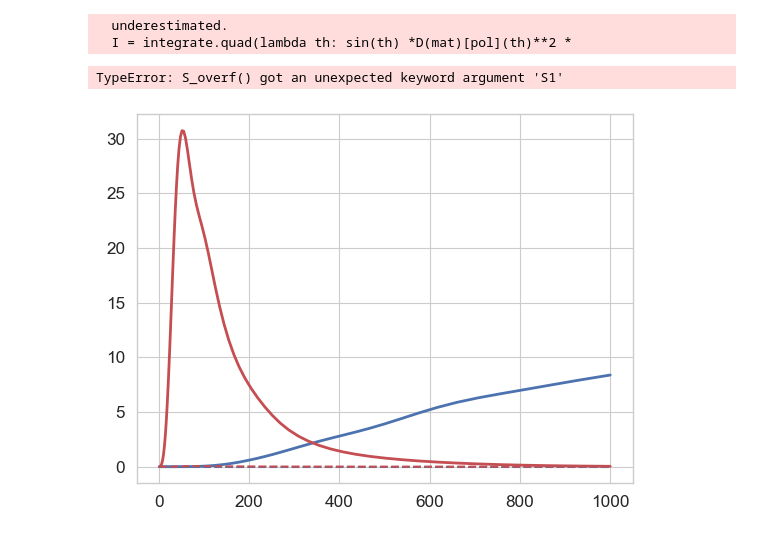
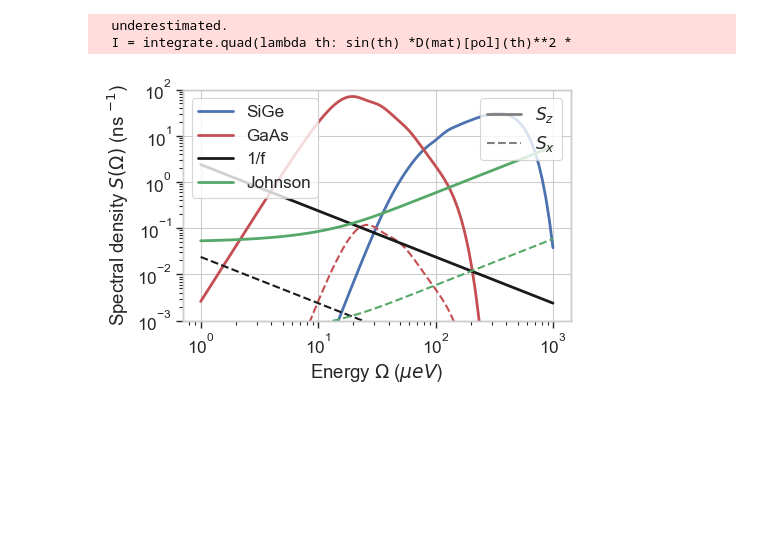
Before and after one commit to quantumJAK/Decoherence-in-shuttling-code, a Jupyter notebook: code/notebooks/Fig_7_8_relaxation.ipynb, the cells around one changed output. Drawn from its saved outputs; the diff is of its cells as text; code cells hidden in the pictures; blank space fills up the shorter version.

```diff
--- a/code/notebooks/Fig_7_8_relaxation.ipynb
+++ b/code/notebooks/Fig_7_8_relaxation.ipynb
@@ -48,50 +48,63 @@ print("Material:", material)
 # %% [output]
 Device: {'lxy': 38, 'lz': 2.5, 'dx': 150, 'name': 'Petta'}
 Material: {'rho': 22.135, 'Xiu': 5000000.0, 'Xid': 8770000.0, 'c': {'L': 9150.0, 'T': 5000.0}, 'p': 0, 'name': 'SiGe', 'sign': 4.654261342929703e-05}
+# %%
+a = sns.set(context="paper", style="whitegrid", font_scale=1.4,  palette='deep')
+
+wavefunction = utils.fgauss  #gaussian wavefunction
+material_device = zip([SiGe, GaAs], [Struck, Malinowski])  #two relevant devices GaAs-Malinowski and SiGe-Struck
+energies = np.logspace(0,4,101) #Energies to compute the spectral density
+alpha = 1e-2 #factor Stc/Seps
+S1 = 0.5 #meV^2/Hz
+T = 100 #mK
+hbar = utils.hbar
+R = 50 #resistance for Johnson noise
 # %%
-a = sns.set(context="paper", style="whitegrid", font_scale=1.4,  palette='deep')
-
-wavefunction = utils.fgauss  #gaussian wavefunction
-material_device = zip([SiGe, GaAs], [Struck, Malinowski])
-energies = np.logspace(0,3,101)
-
+# Phonon spectrum
 Sphx = []
 Sphz = []
+S1fz = []
+SJz = []
 for mn,mat in enumerate(material_device):
     Sphx.append([utils.S_ph_x(wavefunction,e0,mat[1],mat[0]) for e0 in energies])
     Sphz.append([utils.S_ph_z(wavefunction,e0,mat[1],mat[0]) for e0 in energies])
+
+s1fz = [utils.S_overf(e0, S = S1,T = T) for e0 in energies]
+Sjz = [utils.S_john1(e0,R = R,T = T) for e0 in energies]
+Sphx = np.array(Sphx)
+Sphz = np.array(Sphz)
 # %% [output]
   underestimated.
   I = integrate.quad(lambda th: sin(th) *D(mat)[pol](th)**2 *
 # %%
+# plot
+plt.figure(figsize = (5,3))
 
-plt.plot(Es, Sphz[0], "b", lw=2, label="SiGe")
-plt.plot(Es, Sphz[1], "r", lw=2, label="GaAs")
-plt.plot(Es, Sphx[0], "--b", lw=1.5)
-plt.plot(Es, Sphx[1], "--r", lw=1.5)
+plt.plot(energies, Sphz[0]/hbar**2, "b", lw=2, label="SiGe")
+plt.plot(energies, Sphz[1]/hbar**2, "r", lw=2, label="GaAs")
+plt.plot(energies, Sphx[0]/hbar**2, "--b", lw=1.5)
+plt.plot(energies, Sphx[1]/hbar**2, "--r", lw=1.5)
 
 
-alpha = 1e-2
-plt.plot(Es, [utils.S_overf(e0, S1 = 0.5,T =100) for e0 in Es], "k", lw=2, label="1/f")
-plt.plot(Es, [utils.S_john1(e0,R = 50,T = 100)for e0 in Es], "b", lw=2, label="Johnson")
-plt.plot(Es, [1e-2*utils.S_overf(e0,S1=0.5,T=100) for e0 in Es], "--k", lw=1.5)
-plt.plot(Es, [1e-2*utils.S_john1(e0,R=50,T =100)for e0 in Es], "--b", lw=1.5)
+plt.plot(energies, S1fz/hbar**2, "k", lw=2, label="1/f")
+plt.plot(energies, SJz/hbar**2, "g", lw=2, label="Johnson")
+plt.plot(energies, alpha*S1fz/hbar**2, "--k", lw=1.5)
+plt.plot(energies, alpha*SJz/hbar**2, "--g", lw=1.5)
 
 plt.legend()
 plt.xscale("log")
 plt.yscale("log")
 plt.ylim(1e-3,1e2)
 plt.tick_params(which="both", left=True, bottom=True)
 plt.xlabel(r"Energy $\Omega$ ($\mu eV$)")
 plt.ylabel(r"Spectral density $S(\Omega)$ (ns $^{-1}$)")
 
 ax = plt.twinx()
 ax.set_yticks([])
 ax.plot([],[],"-",color="gray",lw=2,label = r"$S_z$")
 ax.plot([],[],"--",color="gray",lw=1.5,label = r"$S_x$")
 ax.legend()
 
 plt.savefig("AppB_spectral_density.png", dpi=200)
 # %% [output]
-TypeError: S_overf() got an unexpected keyword argument 'S1'
-[figure, old version]
+[figure, new version]
```
Also changed, not shown: parts of 3 cells of this notebook, 2 other files.
